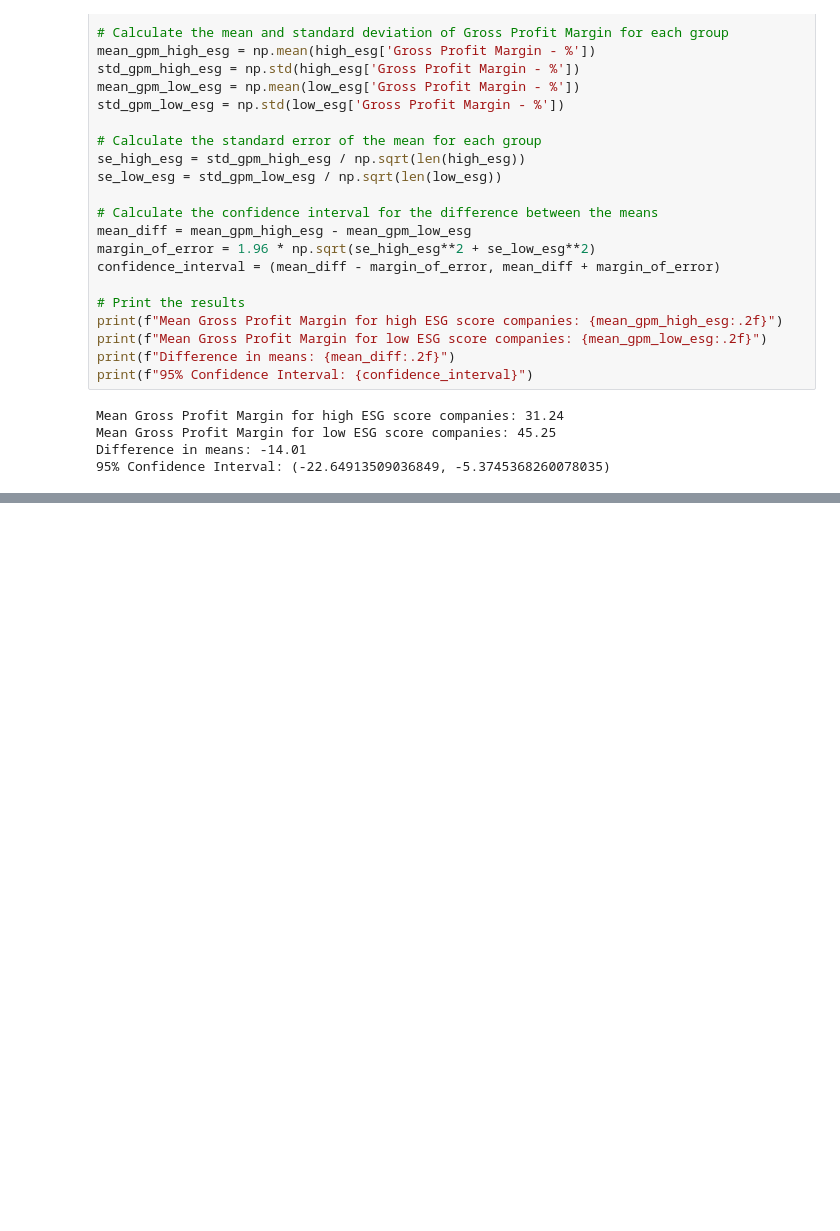
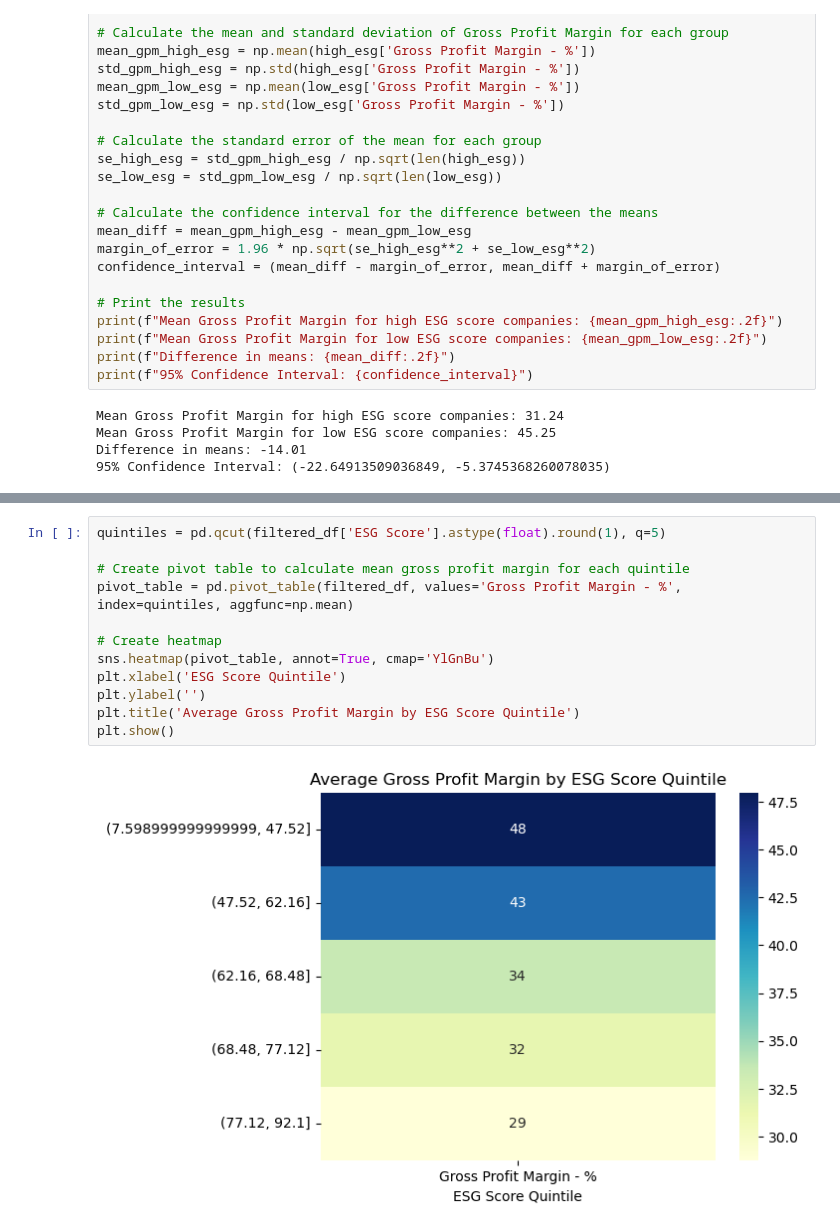
Before and after one commit to zoeychenrui/CS-216-Project, a Jupyter notebook: Corporate Sustainbility.ipynb, the cells around one changed output, grey strips where cells are left out. Cells and saved outputs as stored; diff of their text form; blank space fills up the shorter version.

```diff
--- a/Corporate Sustainbility.ipynb
+++ b/Corporate Sustainbility.ipynb
@@ -275,0 +371,14 @@ Difference in means: -14.01
+# %%
+quintiles = pd.qcut(filtered_df['ESG Score'].astype(float).round(1), q=5)
+
+# Create pivot table to calculate mean gross profit margin for each quintile
+pivot_table = pd.pivot_table(filtered_df, values='Gross Profit Margin - %', index=quintiles, aggfunc=np.mean)
+
+# Create heatmap
+sns.heatmap(pivot_table, annot=True, cmap='YlGnBu')
+plt.xlabel('ESG Score Quintile')
+plt.ylabel('')
+plt.title('Average Gross Profit Margin by ESG Score Quintile')
+plt.show()
+# %% [output]
+[figure, added]
```
Also changed, not shown: parts of 6 cells of this notebook.
